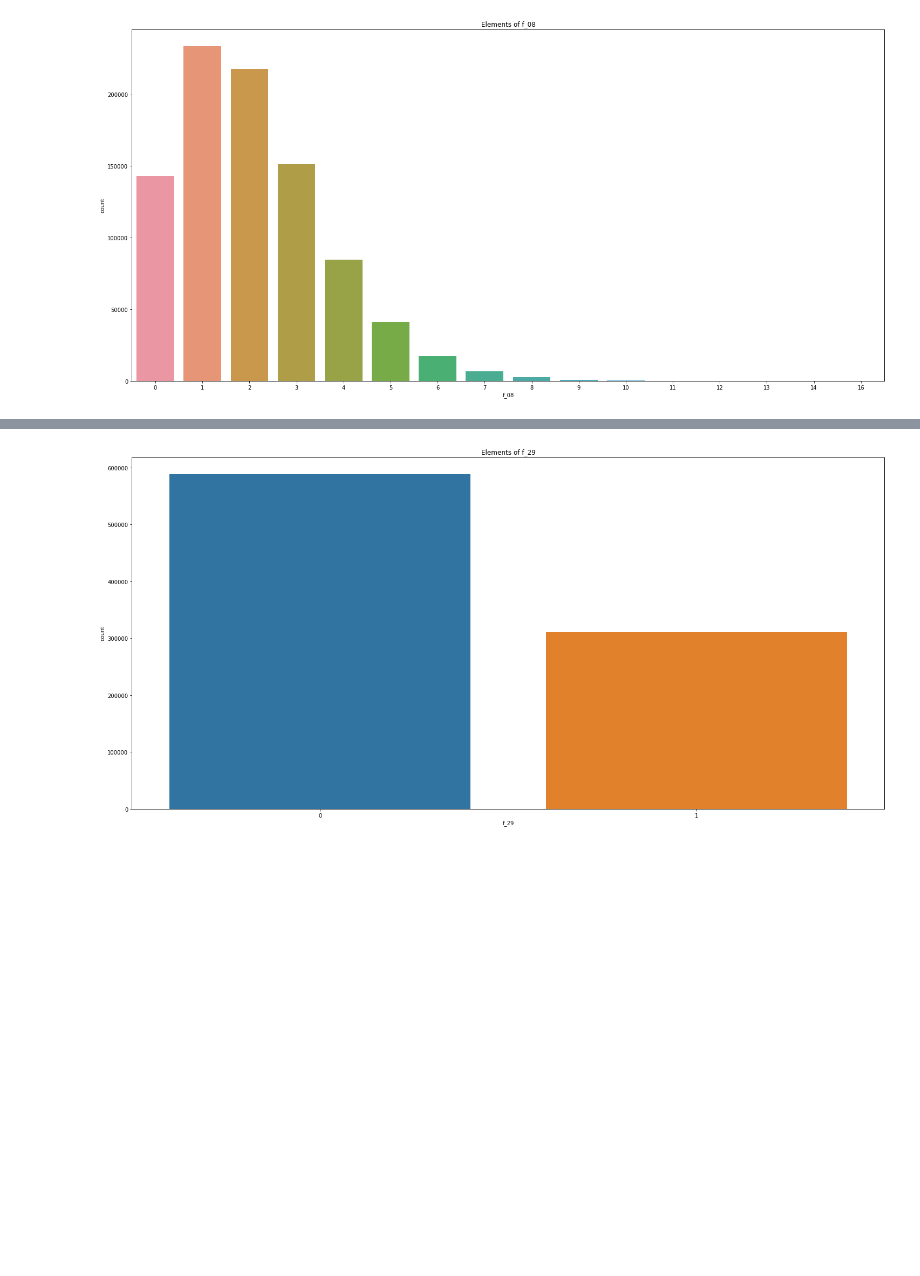
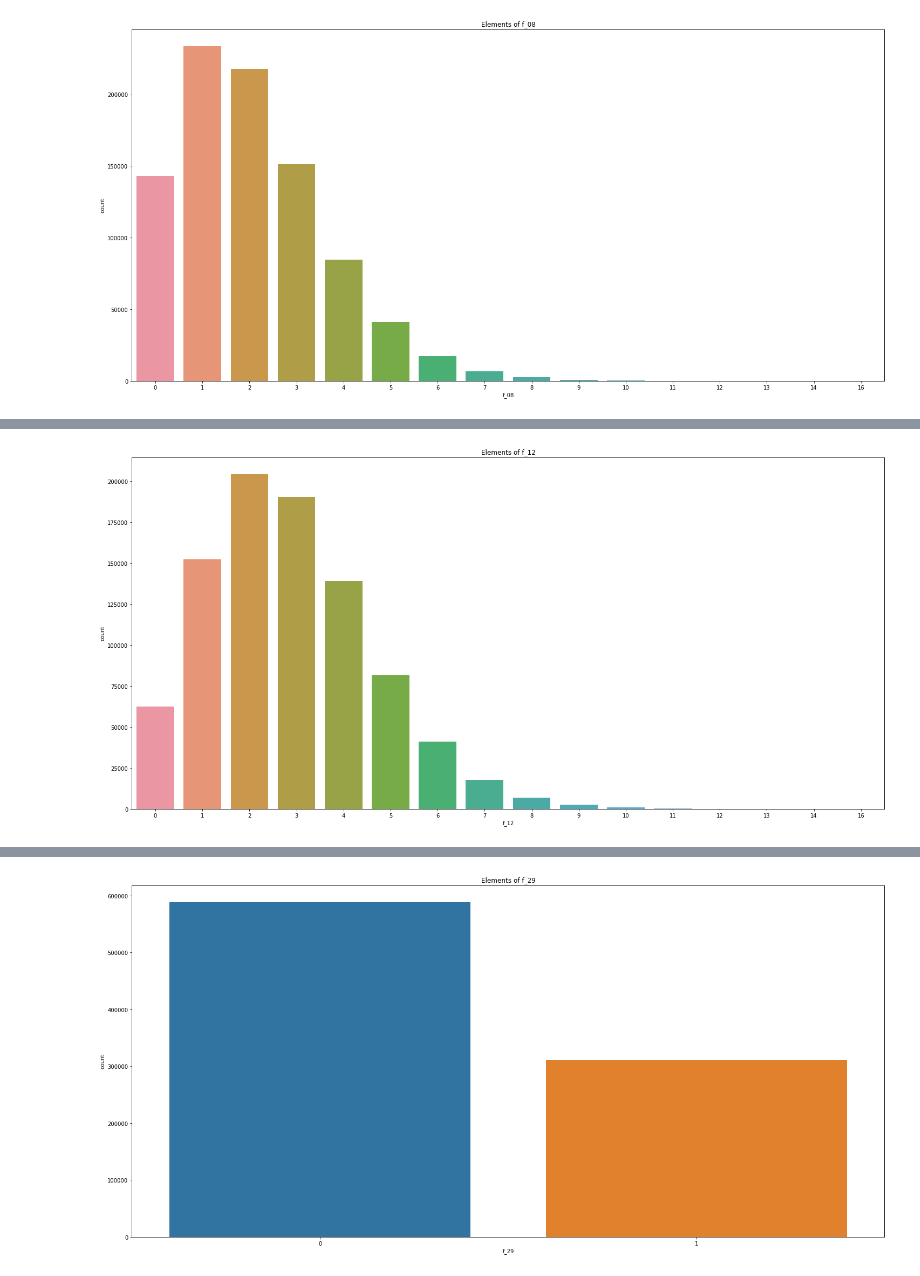
Before and after one commit to Abubakr1710/Tabular-Playground-Series---May-2022, a Jupyter notebook: eda.ipynb, the cells around one changed output, grey strips where cells are left out. Saved outputs shown, nothing was run; the diff lists cells and outputs as text; code cells hidden in the pictures; blank space fills up the shorter version.

```diff
--- a/eda.ipynb
+++ b/eda.ipynb
@@ -90,0 +115,8 @@ plt.show()
+# %%
+plt.figure(figsize=(25, 12))
+sns.countplot(tr_data['f_12'])
+plt.title('Elements of f_12')
+#plt.savefig('f_12.png')
+plt.show()
+# %% [output]
+[figure, added]
```
Also changed, not shown: parts of 9 cells of this notebook, 1 other file.
